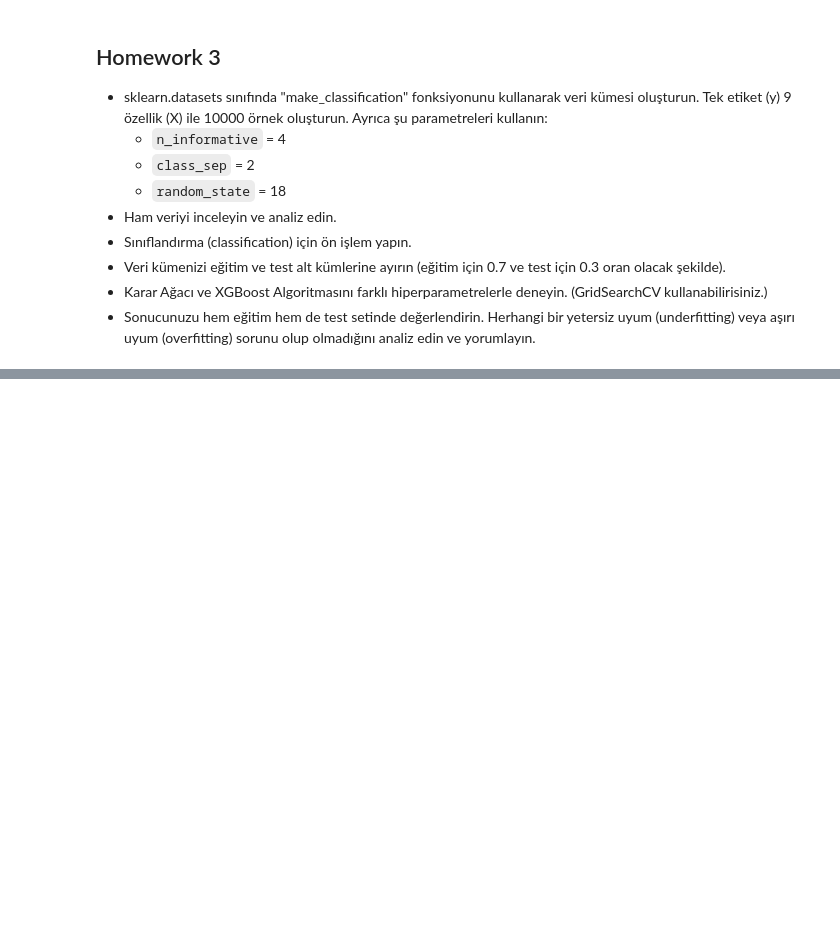
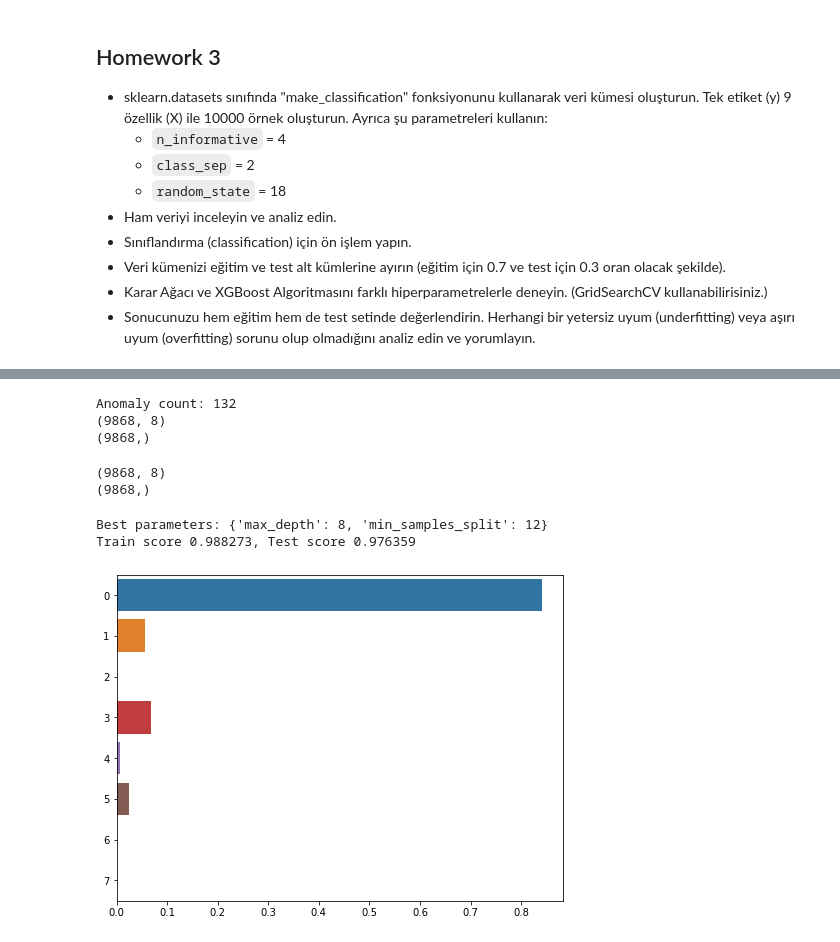
Before and after one commit to fmehmetun/GlobalAIHubMachineLearningCourse, a Jupyter notebook: Homeworks/ML_Homework3.ipynb, the cells around one changed output, grey strips where cells are left out. Saved outputs shown, nothing was run; the diff lists cells and outputs as text; code cells hidden in the pictures; blank space fills up the shorter version.

```diff
--- a/Homeworks/ML_Homework3.ipynb
+++ b/Homeworks/ML_Homework3.ipynb
@@ -32,2 +95,70 @@
+# %%
+# Aykırı değerleri işleyin (IsolationForest, Z-score, IQR kullanabilirsiniz)
+from scipy import stats
+
+zScores = np.abs(stats.zscore(featuresDf))
+anomalyIndexes = list(set(np.where(zScores > 3)[0]))
+print("Anomaly count:", len(anomalyIndexes))
+
+# Delete anomaly rows from matrices
+X = np.delete(X, anomalyIndexes, axis=0)
+y = np.delete(y, anomalyIndexes, axis=0)
+
+print(X.shape)
+print(y.shape)
+# %% [output]
+Anomaly count: 132
+(9868, 8)
+(9868,)
+# %%
+# Scaling
+from sklearn.preprocessing import StandardScaler
+X = StandardScaler().fit_transform(X)
+print(X.shape)
+print(y.shape)
+# %% [output]
+(9868, 8)
+(9868,)
+# %%
+# Veri kümesini eğitim ve test verisetlerine ayırın.
+from sklearn.model_selection import train_test_split
+
+X_train, X_test, y_train, y_test = train_test_split(X, y, test_size=0.3, random_state=(42*24*44*22))
+# %%
+# Karar Ağacını içe aktarın, farklı hiperparametreleri deneyerek algoritmayı ayarlayın. (hyperpara)
+from sklearn.tree import DecisionTreeClassifier
+from sklearn.model_selection import GridSearchCV
+
+hyperparams = {
+    "max_depth": range(3, 15),
+    "min_samples_split": range(2, 25, 5)
+}
+
+decisionTreeModel = GridSearchCV(
+    DecisionTreeClassifier(),
+    param_grid=hyperparams,
+    cv=3,
+    n_jobs = -1
+)
+decisionTreeModel.fit(X_train, y_train)
+
+print("Best parameters:", decisionTreeModel.best_params_)
+print("Train score {0:.6f}, Test score {1:.6f}".format(
+    decisionTreeModel.score(X_train, y_train),
+    decisionTreeModel.score(X_test, y_test)
+))
+# %% [output]
+Best parameters: {'max_depth': 8, 'min_samples_split': 12}
+Train score 0.988273, Test score 0.976359
+# %%
+# Öznitelik önemlerini (feature importances) görselleştirin.
+plt.figure(figsize=(8, 6))
+sns.barplot(
+    x=decisionTreeModel.best_estimator_.feature_importances_,
+    y=[str(f) for f in list(range(X.shape[1]))]
+)
+plt.show()
+# %% [output]
+[figure, added]
 # %%
 # Hata matrisini oluşturun ve accuracy, recall, precision ve f1-score değerlerini hesaplayın.
```
Also changed, not shown: parts of 23 cells of this notebook.
